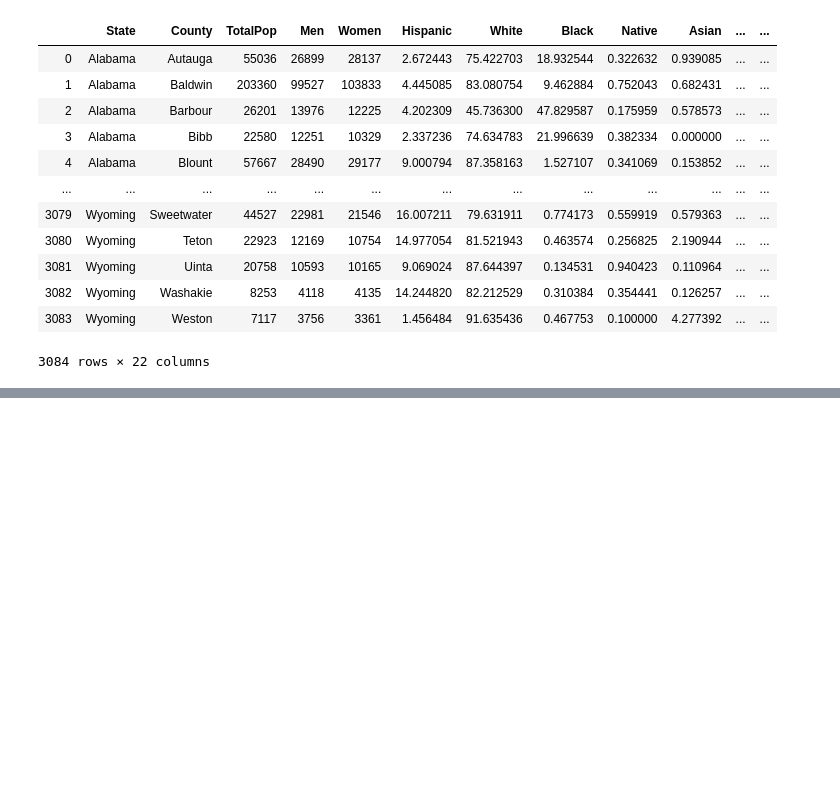
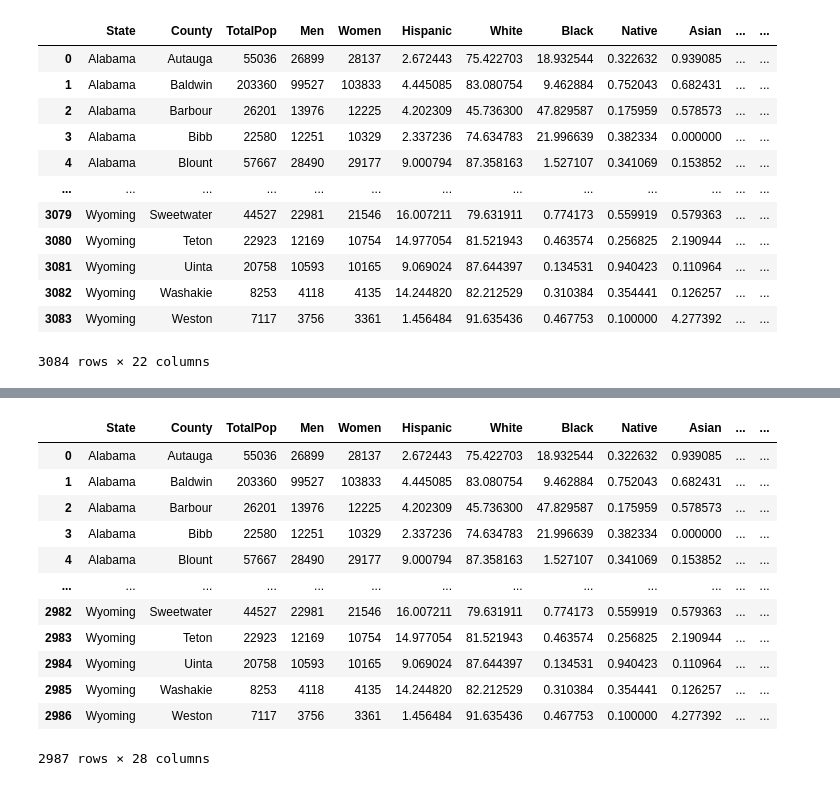
Before and after one commit to li-boxuan/05839-final-project, a Jupyter notebook: eda/data_clean.ipynb, the cells around one changed output, grey strips where cells are left out. Saved outputs shown, nothing was run; the diff lists cells and outputs as text; code cells hidden in the pictures; blank space fills up the shorter version.

```diff
--- a/eda/data_clean.ipynb
+++ b/eda/data_clean.ipynb
@@ -129,0 +186,9 @@ climate_df[climate_df["Year"] == 2018]
+# %%
+df_education = pd.read_csv("../datasets/education_raw.csv", thousands=',')
+df_education = df_education.dropna(how = "all")
+df_education = df_education[["State", "Area name", "Percent of adults with a bachelor's degree or higher, 2015-19"]]
+df_education.columns = ["State", "County", "Advanced Degree Percentage"]
+df_education = df_education[~df_education["State"].isin(["PR", "US"])]
+df_education["State"] = df_education["State"].apply(lambda s: abbr2state[s])
+df_education["County"] = df_education["County"].apply(lambda s: s.split(" County")[0].strip())
+df_education
@@ -129,0 +209,17 @@ climate_df[climate_df["Year"] == 2018]
+# %%
+join_data = pd.merge(join_data, df_education, on=["State", "County"])
+join_data
+# %% [output]
+|  | State | County | TotalPop | Men | Women | Hispanic | White | Black | Native | Asian | ... | ... |
+| 0 | Alabama | Autauga | 55036 | 26899 | 28137 | 2.672443 | 75.422703 | 18.932544 | 0.322632 | 0.939085 | ... | ... |
+| 1 | Alabama | Baldwin | 203360 | 99527 | 103833 | 4.445085 | 83.080754 | 9.462884 | 0.752043 | 0.682431 | ... | ... |
+| 2 | Alabama | Barbour | 26201 | 13976 | 12225 | 4.202309 | 45.736300 | 47.829587 | 0.175959 | 0.578573 | ... | ... |
+| 3 | Alabama | Bibb | 22580 | 12251 | 10329 | 2.337236 | 74.634783 | 21.996639 | 0.382334 | 0.000000 | ... | ... |
+| 4 | Alabama | Blount | 57667 | 28490 | 29177 | 9.000794 | 87.358163 | 1.527107 | 0.341069 | 0.153852 | ... | ... |
+| ... | ... | ... | ... | ... | ... | ... | ... | ... | ... | ... | ... | ... |
+| 2982 | Wyoming | Sweetwater | 44527 | 22981 | 21546 | 16.007211 | 79.631911 | 0.774173 | 0.559919 | 0.579363 | ... | ... |
+| 2983 | Wyoming | Teton | 22923 | 12169 | 10754 | 14.977054 | 81.521943 | 0.463574 | 0.256825 | 2.190944 | ... | ... |
+| 2984 | Wyoming | Uinta | 20758 | 10593 | 10165 | 9.069024 | 87.644397 | 0.134531 | 0.940423 | 0.110964 | ... | ... |
+| 2985 | Wyoming | Washakie | 8253 | 4118 | 4135 | 14.244820 | 82.212529 | 0.310384 | 0.354441 | 0.126257 | ... | ... |
+| 2986 | Wyoming | Weston | 7117 | 3756 | 3361 | 1.456484 | 91.635436 | 0.467753 | 0.100000 | 4.277392 | ... | ... |
+2987 rows × 28 columns
```
Also changed, not shown: parts of 15 cells of this notebook, 1 other file.
